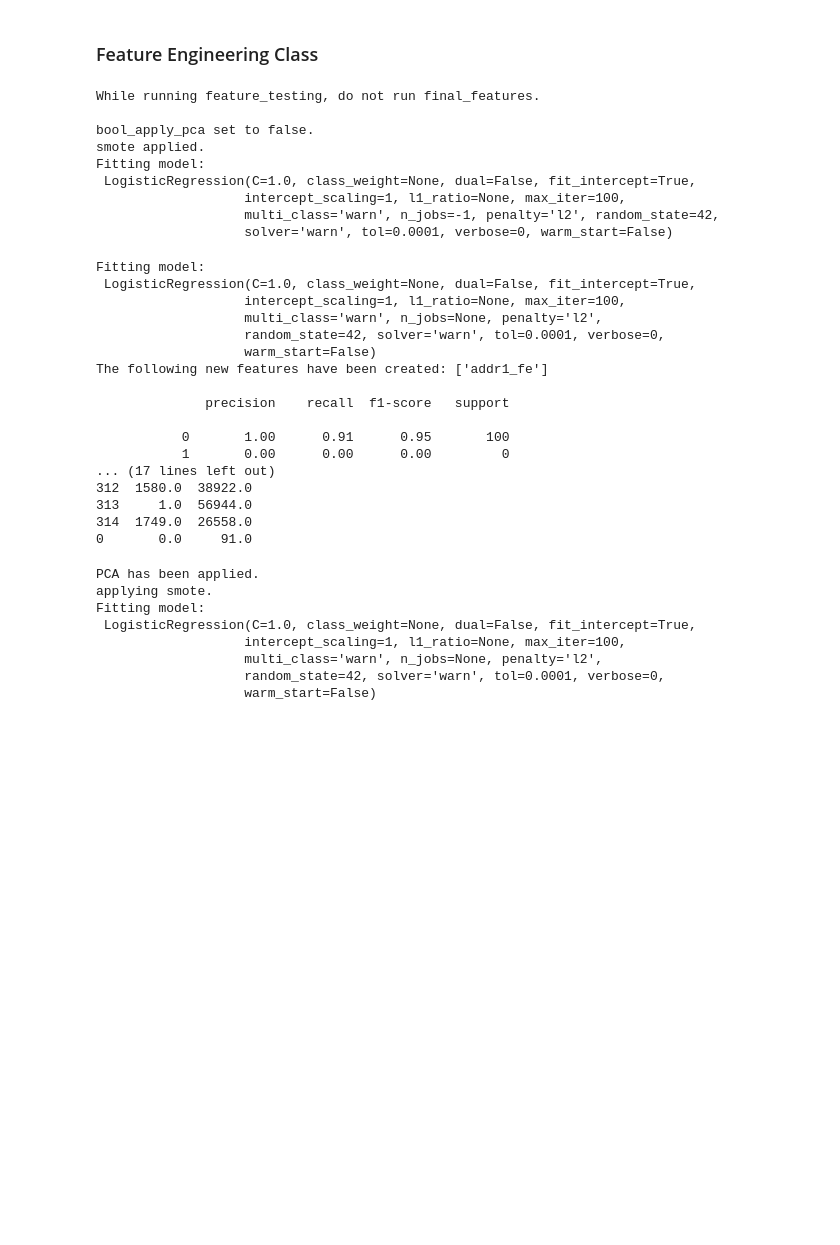
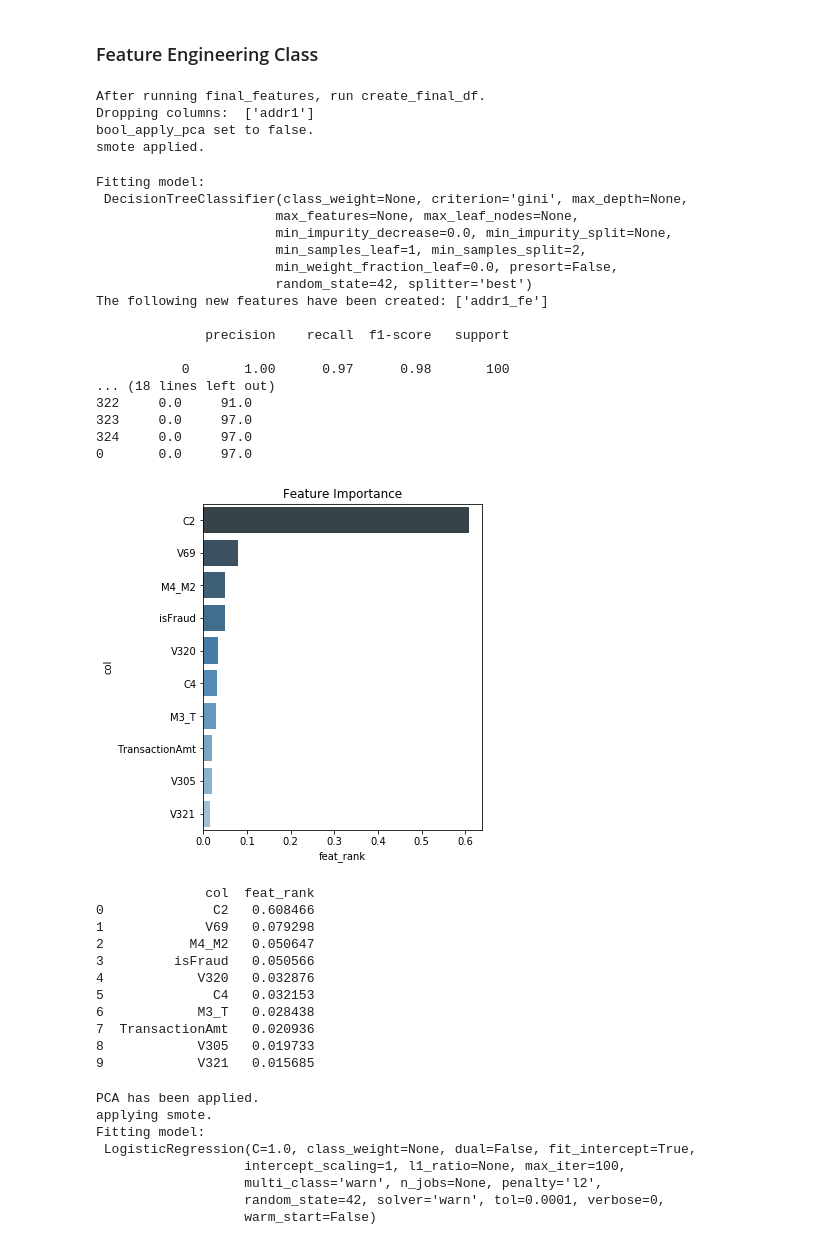
Before and after one commit to kirahman2/fraud_detection, a Jupyter notebook: Fraud Detection EDA.ipynb, the cells around one changed output. Drawn from its saved outputs; the diff is of its cells as text; code cells hidden in the pictures; blank space fills up the shorter version.

```diff
--- a/Fraud Detection EDA.ipynb
+++ b/Fraud Detection EDA.ipynb
@@ -471,6 +467,7 @@ class FeatureEngineering():
         if list_feat:
             for col in list_feat:
                 self.col_fe = col
+                bool_predict_proba = False
                 if col in df_features.columns:
                     df_feat = self.create_test_feature(bool_drop_col, col)
                     if df_feat_1000:
@@ -485,12 +482,9 @@ class FeatureEngineering():
             self.col_fe = []
         self.list_drop_col = []
 
-#     def _reset_dataframe(self):
-#         for col in [mod.X_train, mod.X_test, mod.y_train, mod.y_test]:
-#             col = pd.DataFrame()
-
     def final_features(self, bool_drop_col, list_feat):
         '''creates final new features'''
+        print('After running final_features, run create_final_df.')
         self.list_feat = list_feat
         df_feat = self.create_feature(bool_drop_col, list_feat)
         if df_feat_1000:
@@ -536,16 +530,12 @@ class FeatureEngineering():
         self._apply_df_transform(df_feat)
         self.list_drop_col = [] ### testing
 
-        # feature_testing.. So now _create_dataframe
-        # right now create_final_df calls _create_Dataframe. we need the ability to call it ourselves.
-        # NEXT, once we verify this works we must implement this on feature_testing
-
     def _apply_df_transform(self, df_feat):
         '''create dataframe, apply pca, apply smote'''
+        self.df_feat = df_feat
         X, y = self._drop_col_id_target(df_feat)
         self._apply_pca_split_df(X, y)
         self._apply_smote()
-
 
     def _drop_col_id_target(self, df_feat):
         '''dropping col id and target from features and creating target dataframe'''
@@ -587,9 +577,6 @@ class FeatureEngineering():
     def create_test_feature(self, bool_drop_col, col):
         '''creates correllated ratio to target column'''
         df_feat = df_features.copy()
-#         df_feat = self._check_col_exist(col, df_feat)
-#         df_feat[col] = self._label_encode(df_feat, col)
-
         df_feat = self._calculate_target_perc(col, df_feat)
         df_feat = self._map_col(col, df_feat)
         df_feat = self._create_ratio(df_feat)
@@ -609,9 +596,7 @@ class FeatureEngineering():
 
     def _check_col_exist(self, col, df_feat):
         '''recreates original column from original dataframe'''
-        print('running _check_col_exist')
         if col not in df_feat.columns:
-            print("true")
             df_feat[col] = df_raw[col]
             df_feat[col] = self._fill_na(df_feat, col)
             df_feat[col] = self._label_encode(df_feat, col)
@@ -709,8 +694,7 @@ fe = FeatureEngineering()
 
 bool_apply_pca = False
 bool_apply_smote = True
-bool_predict_proba = False
-df_feat_1000 = False
+df_feat_1000 = True
 bool_drop_col = True
 fe.final_features(bool_drop_col, list_feat=['addr1'])#,'addr2','card2','card3','C1','P_emaildomain',
 #                                             'card6', 'V294','V279','C14','V306','D2','D10'])
@@ -723,37 +707,45 @@ fe.create_final_df()
 # fe.feature_testing(bool_drop_col, list_feat=['addr1'])
 # NEXT, fix bubgs for feature_testing, run it again, un comment
 # %% [output]
-While running feature_testing, do not run final_features.
-
+After running final_features, run create_final_df.
+Dropping columns:  ['addr1']
 bool_apply_pca set to false.
 smote applied.
-Fitting model:
- LogisticRegression(C=1.0, class_weight=None, dual=False, fit_intercept=True,
-                   intercept_scaling=1, l1_ratio=None, max_iter=100,
-                   multi_class='warn', n_jobs=-1, penalty='l2', random_state=42,
-                   solver='warn', tol=0.0001, verbose=0, warm_start=False)
 # %%
 bool_predict_proba = False
-model_current = LogisticRegression(random_state=42)
+# model_current = LogisticRegression(random_state=42)
+model_current = DecisionTreeClassifier(random_state=42)
 mod.create_df_score_model(model_current)
 # %% [output]
 Fitting model:
- LogisticRegression(C=1.0, class_weight=None, dual=False, fit_intercept=True,
-                   intercept_scaling=1, l1_ratio=None, max_iter=100,
-                   multi_class='warn', n_jobs=None, penalty='l2',
-                   random_state=42, solver='warn', tol=0.0001, verbose=0,
-                   warm_start=False)
+ DecisionTreeClassifier(class_weight=None, criterion='gini', max_depth=None,
+                       max_features=None, max_leaf_nodes=None,
+                       min_impurity_decrease=0.0, min_impurity_split=None,
+                       min_samples_leaf=1, min_samples_split=2,
+                       min_weight_fraction_leaf=0.0, presort=False,
+                       random_state=42, splitter='best')
 The following new features have been created: ['addr1_fe']
 
               precision    recall  f1-score   support
 
-           0       1.00      0.91      0.95       100
-           1       0.00      0.00      0.00         0
-... (17 lines left out)
-312  1580.0  38922.0
-313     1.0  56944.0
-314  1749.0  26558.0
-0       0.0     91.0
+           0       1.00      0.97      0.98       100
+... (18 lines left out)
+322     0.0     91.0
+323     0.0     97.0
+324     0.0     97.0
+0       0.0     97.0
+[figure, added]
+              col  feat_rank
+0              C2   0.608466
+1             V69   0.079298
+2           M4_M2   0.050647
+3         isFraud   0.050566
+4            V320   0.032876
+5              C4   0.032153
+6            M3_T   0.028438
+7  TransactionAmt   0.020936
+8            V305   0.019733
+9            V321   0.015685
 # %%
 class Model():
     def __init__(self, bool_smote):
```
Also changed, not shown: parts of 2 cells of this notebook.
